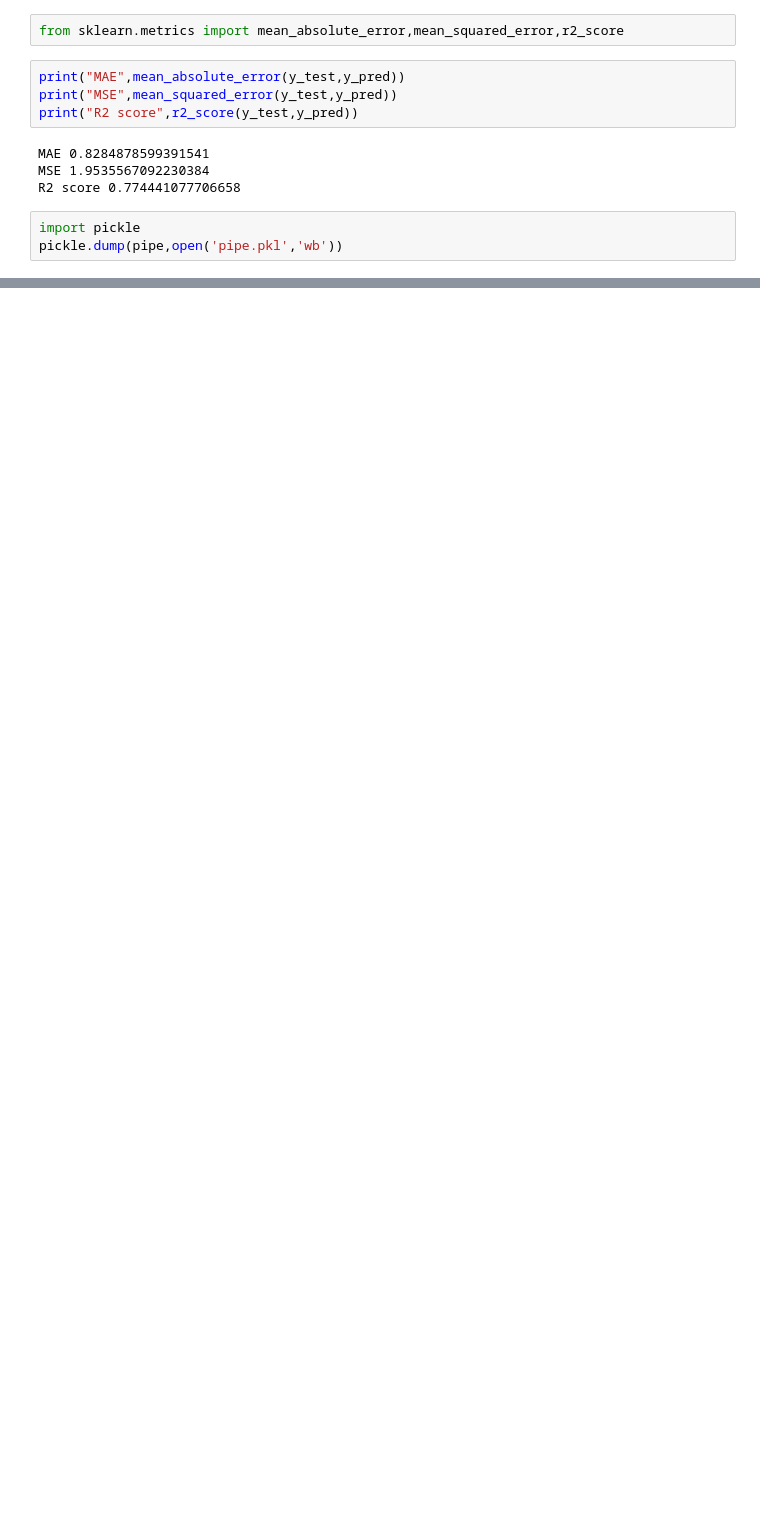
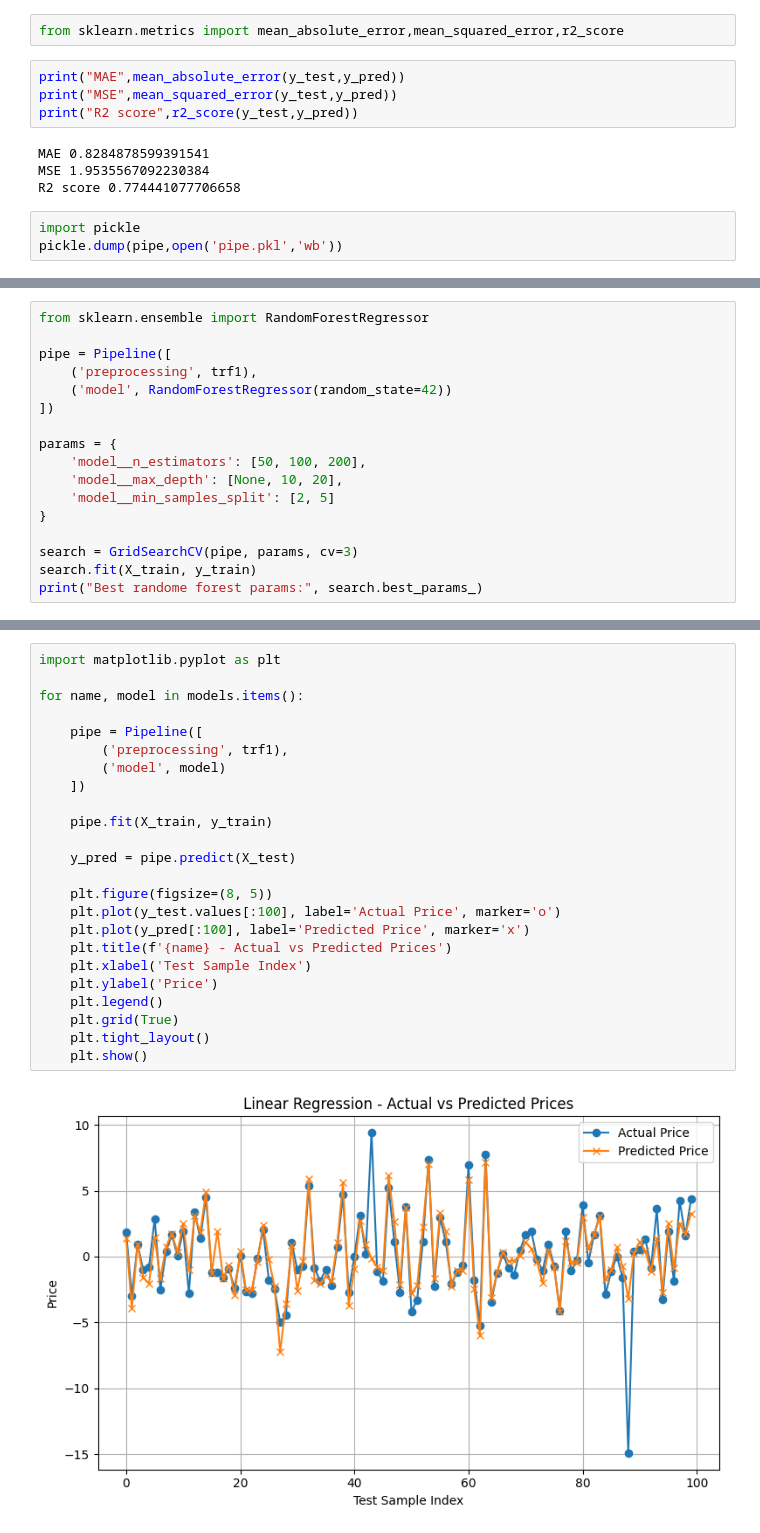
Before and after one commit to shail-sahu14/stock-market-prediction, a Jupyter notebook: model.ipynb, the cells around one changed output, grey strips where cells are left out. Saved outputs shown, nothing was run; the diff lists cells and outputs as text; blank space fills up the shorter version.

```diff
--- a/model.ipynb
+++ b/model.ipynb
@@ -92,0 +184,17 @@ pickle.dump(pipe,open('pipe.pkl','wb'))
+# %%
+from sklearn.ensemble import RandomForestRegressor
+
+pipe = Pipeline([
+    ('preprocessing', trf1),
+    ('model', RandomForestRegressor(random_state=42))
+])
+
+params = {
+    'model__n_estimators': [50, 100, 200],
+    'model__max_depth': [None, 10, 20],
+    'model__min_samples_split': [2, 5]
+}
+
+search = GridSearchCV(pipe, params, cv=3)
+search.fit(X_train, y_train)
+print("Best randome forest params:", search.best_params_)
@@ -92,0 +203,26 @@ pickle.dump(pipe,open('pipe.pkl','wb'))
+# %%
+import matplotlib.pyplot as plt
+
+for name, model in models.items():
+
+    pipe = Pipeline([
+        ('preprocessing', trf1),
+        ('model', model)
+    ])
+
+    pipe.fit(X_train, y_train)
+
+    y_pred = pipe.predict(X_test)
+
+    plt.figure(figsize=(8, 5))
+    plt.plot(y_test.values[:100], label='Actual Price', marker='o')
+    plt.plot(y_pred[:100], label='Predicted Price', marker='x')
+    plt.title(f'{name} - Actual vs Predicted Prices')
+    plt.xlabel('Test Sample Index')
+    plt.ylabel('Price')
+    plt.legend()
+    plt.grid(True)
+    plt.tight_layout()
+    plt.show()
+# %% [output]
+[figure, added]
```
Also changed, not shown: parts of 6 cells of this notebook, 3 other files.
